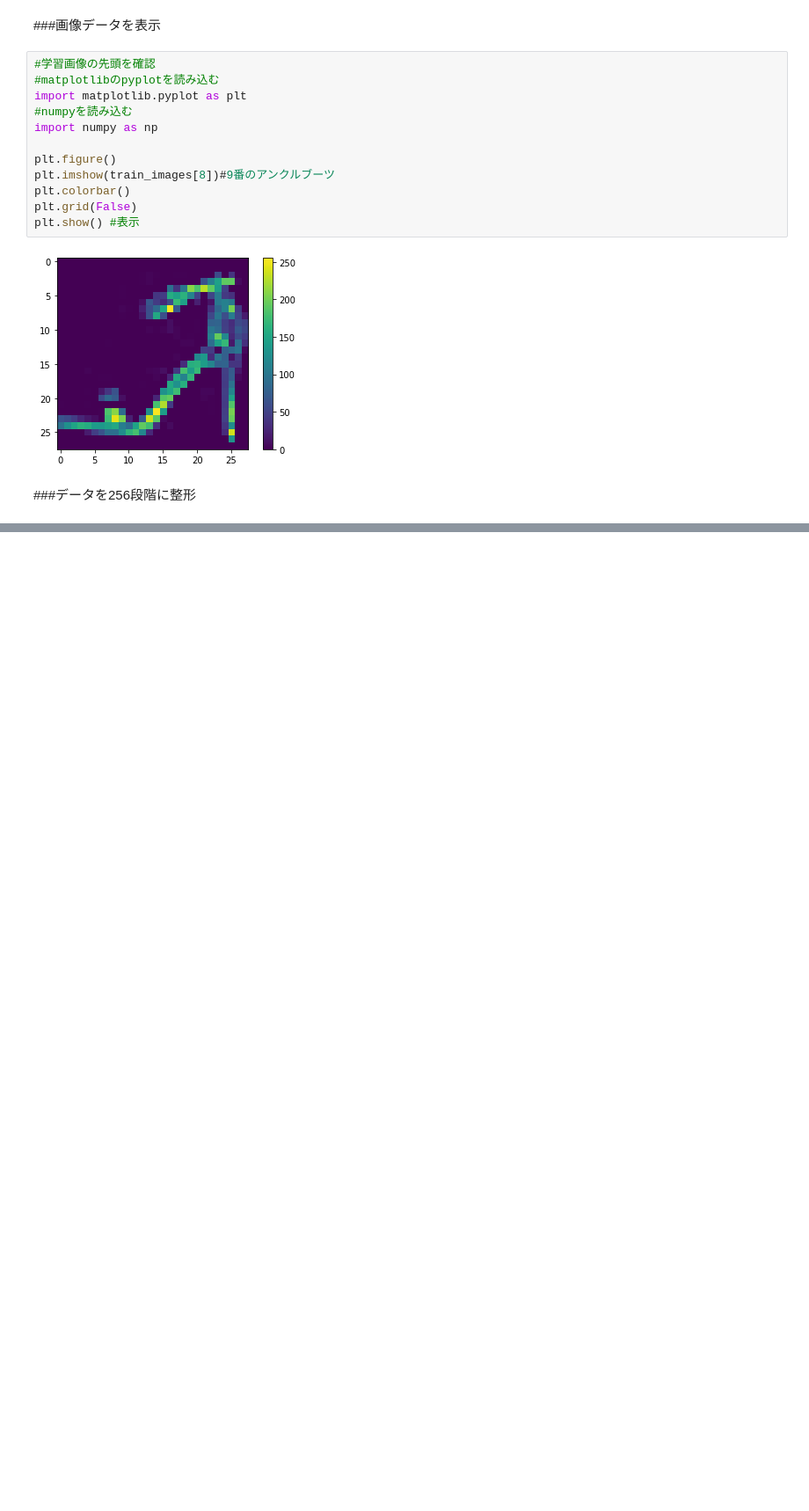
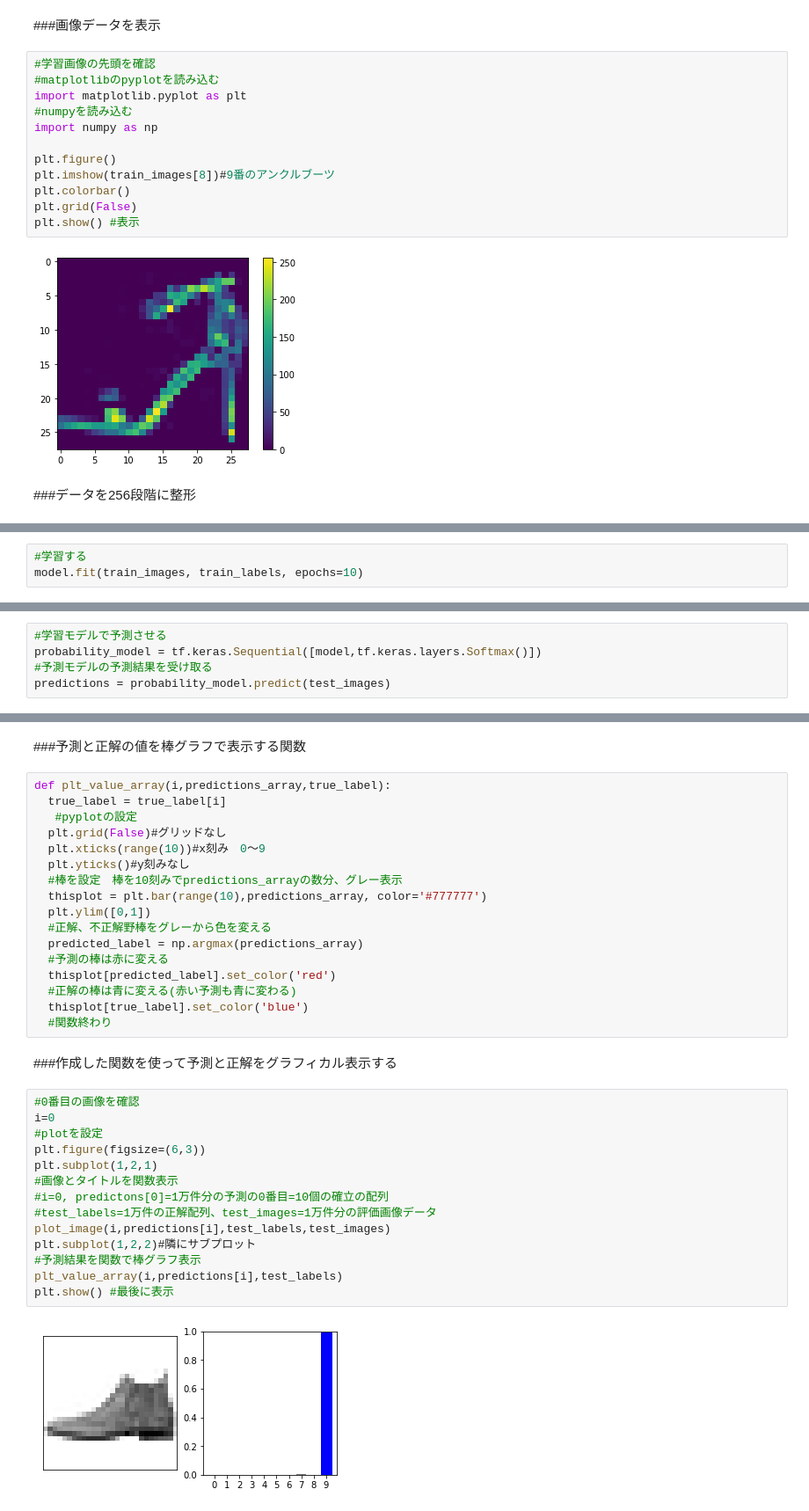
Before and after one commit to ooootaaaa/DeepLearning2022Late, a Jupyter notebook: 1024[FashionMNIST2022].ipynb, the cells around one changed output, grey strips where cells are left out. Shown at 88% size. Drawn from its saved outputs; the diff is of its cells as text; blank space fills up the shorter version.

```diff
--- a/1024[FashionMNIST2022].ipynb
+++ b/1024[FashionMNIST2022].ipynb
@@ -94,0 +113,3 @@ plt.show()
+# %%
+#学習する
+model.fit(train_images, train_labels, epochs=10)
@@ -94,0 +150,5 @@ plt.show()
+# %%
+#学習モデルで予測させる
+probability_model = tf.keras.Sequential([model,tf.keras.layers.Softmax()])
+#予測モデルの予測結果を受け取る
+predictions = probability_model.predict(test_images)
@@ -94,0 +208,37 @@ plt.show()
+# %% [markdown]
+###予測と正解の値を棒グラフで表示する関数
+# %%
+def plt_value_array(i,predictions_array,true_label):
+  true_label = true_label[i]
+   #pyplotの設定
+  plt.grid(False)#グリッドなし
+  plt.xticks(range(10))#x刻み　0～9
+  plt.yticks()#y刻みなし
+  #棒を設定　棒を10刻みでpredictions_arrayの数分、グレー表示
+  thisplot = plt.bar(range(10),predictions_array, color='#777777')
+  plt.ylim([0,1])
+  #正解、不正解野棒をグレーから色を変える
+  predicted_label = np.argmax(predictions_array)
+  #予測の棒は赤に変える
+  thisplot[predicted_label].set_color('red')
+  #正解の棒は青に変える(赤い予測も青に変わる)
+  thisplot[true_label].set_color('blue')
+  #関数終わり
+# %% [markdown]
+###作成した関数を使って予測と正解をグラフィカル表示する
+# %%
+#0番目の画像を確認
+i=0
+#plotを設定
+plt.figure(figsize=(6,3))
+plt.subplot(1,2,1)
+#画像とタイトルを関数表示
+#i=0, predictons[0]=1万件分の予測の0番目=10個の確立の配列
+#test_labels=1万件の正解配列、test_images=1万件分の評価画像データ
+plot_image(i,predictions[i],test_labels,test_images)
+plt.subplot(1,2,2)#隣にサブプロット
+#予測結果を関数で棒グラフ表示
+plt_value_array(i,predictions[i],test_labels)
+plt.show() #最後に表示
+# %% [output]
+[figure, added]
```
Also changed, not shown: parts of 19 cells of this notebook.
